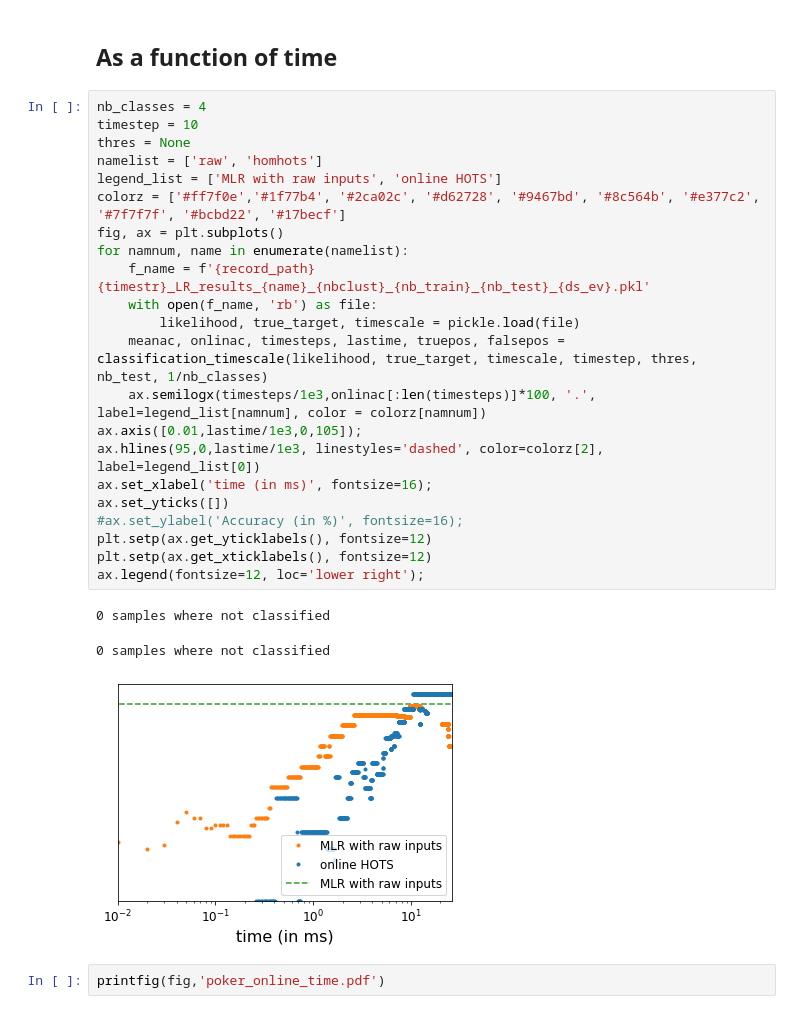
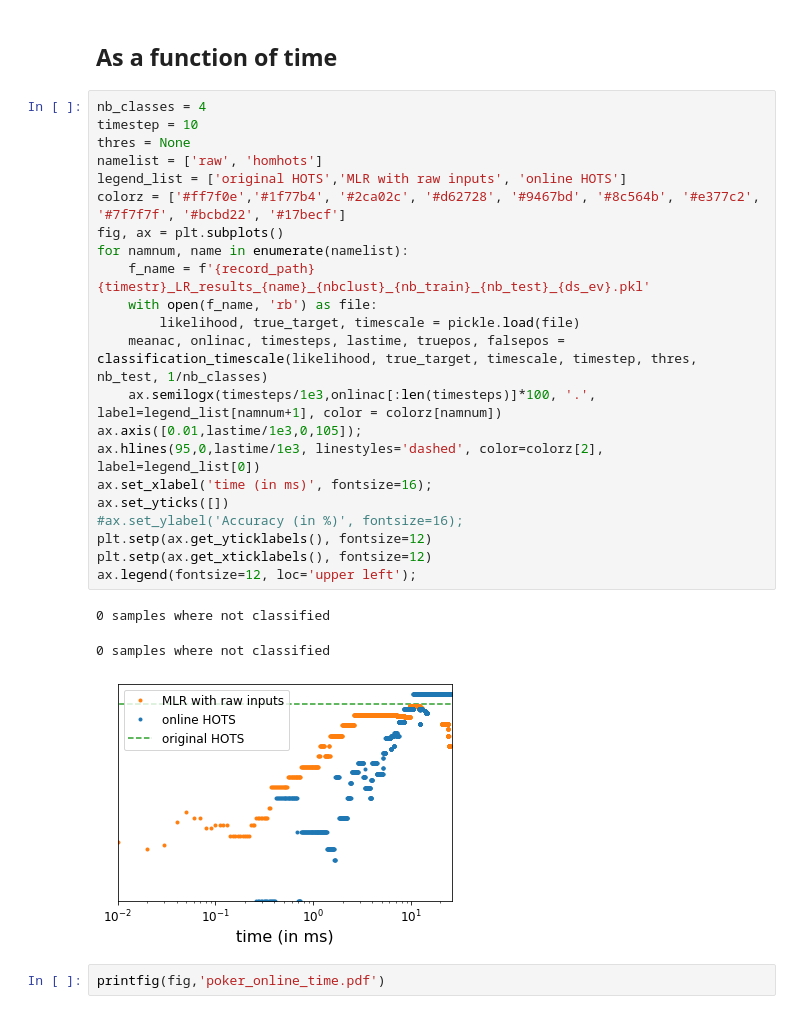
Before and after one commit to SpikeAI/HOTS, a Jupyter notebook: notebooks/RESULTS_02_PokerDVS.ipynb, the cells around one changed output. Cells and saved outputs as stored; diff of their text form.

Commit message:
label mistake

```diff
--- a/notebooks/RESULTS_02_PokerDVS.ipynb
+++ b/notebooks/RESULTS_02_PokerDVS.ipynb
@@ -283,29 +283,29 @@ printfig(fig_onl, 'poker_online.pdf')
 # %%
 nb_classes = 4
 timestep = 10
 thres = None
 namelist = ['raw', 'homhots']
-legend_list = ['MLR with raw inputs', 'online HOTS']
+legend_list = ['original HOTS','MLR with raw inputs', 'online HOTS']
 colorz = ['#ff7f0e','#1f77b4', '#2ca02c', '#d62728', '#9467bd', '#8c564b', '#e377c2', '#7f7f7f', '#bcbd22', '#17becf']
 fig, ax = plt.subplots()
 for namnum, name in enumerate(namelist):
     f_name = f'{record_path}{timestr}_LR_results_{name}_{nbclust}_{nb_train}_{nb_test}_{ds_ev}.pkl'
     with open(f_name, 'rb') as file:
         likelihood, true_target, timescale = pickle.load(file)
     meanac, onlinac, timesteps, lastime, truepos, falsepos = classification_timescale(likelihood, true_target, timescale, timestep, thres, nb_test, 1/nb_classes)
-    ax.semilogx(timesteps/1e3,onlinac[:len(timesteps)]*100, '.', label=legend_list[namnum], color = colorz[namnum])
+    ax.semilogx(timesteps/1e3,onlinac[:len(timesteps)]*100, '.', label=legend_list[namnum+1], color = colorz[namnum])
 ax.axis([0.01,lastime/1e3,0,105]);
 ax.hlines(95,0,lastime/1e3, linestyles='dashed', color=colorz[2], label=legend_list[0])
 ax.set_xlabel('time (in ms)', fontsize=16);
 ax.set_yticks([])
 #ax.set_ylabel('Accuracy (in %)', fontsize=16);
 plt.setp(ax.get_yticklabels(), fontsize=12)
 plt.setp(ax.get_xticklabels(), fontsize=12)
-ax.legend(fontsize=12, loc='lower right');
+ax.legend(fontsize=12, loc='upper left');
 # %% [output]
 0 samples where not classified
 0 samples where not classified
-[figure, old version]
+[figure, new version]
 # %%
 printfig(fig,'poker_online_time.pdf')
 # %% [markdown]
```
